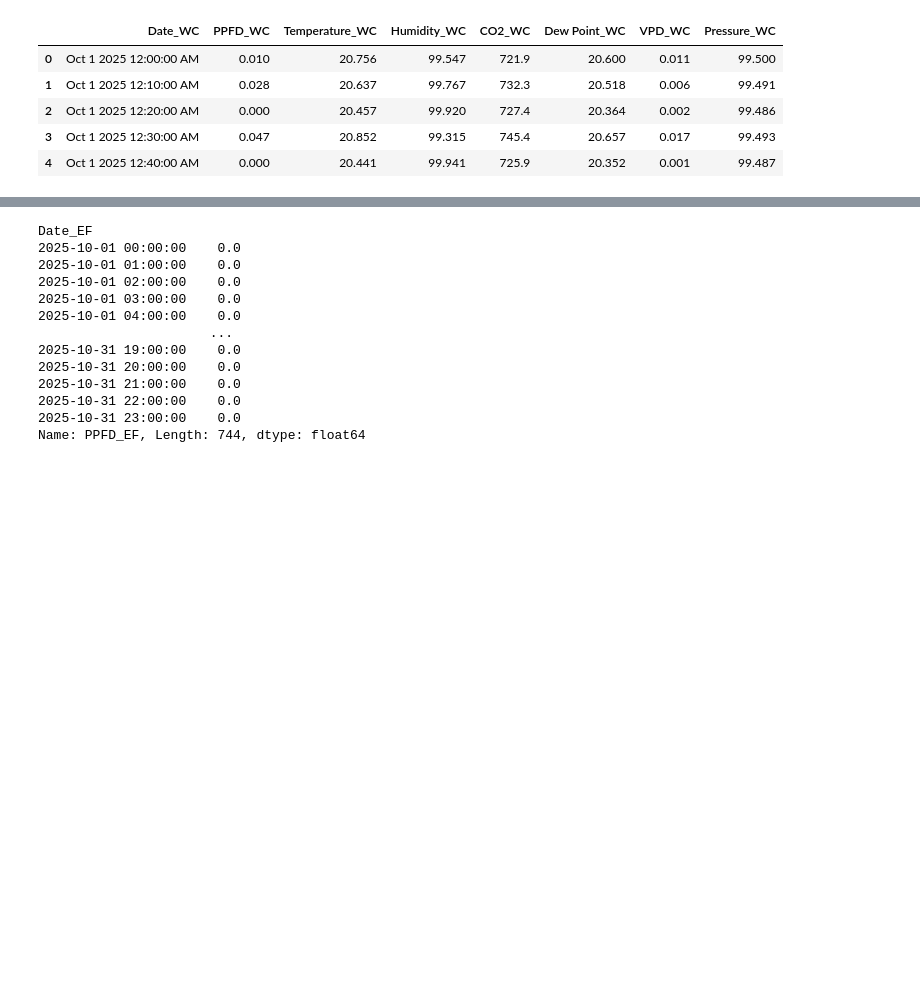
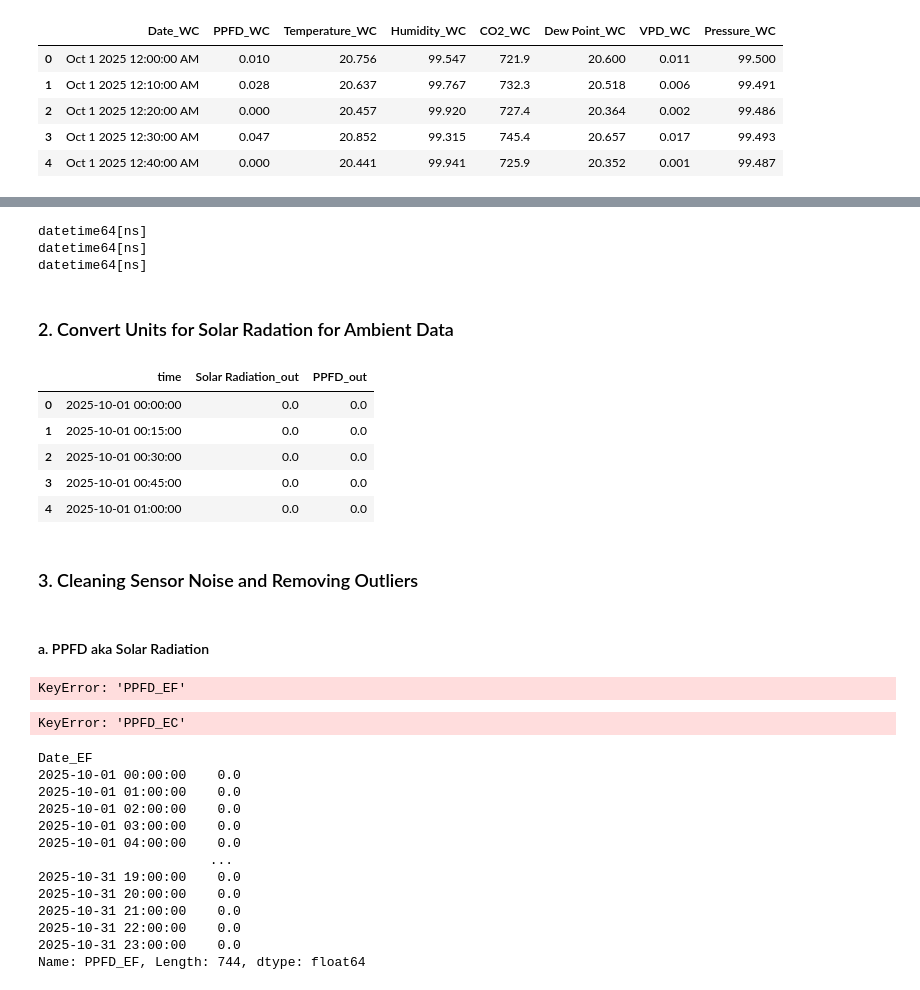
Before and after one commit to nnineeight/py4eda-project, a Jupyter notebook: notebooks/greenhouse_eda.ipynb, the cells around one changed output, grey strips where cells are left out. Saved outputs shown, nothing was run; the diff lists cells and outputs as text; code cells hidden in the pictures; blank space fills up the shorter version.

```diff
--- a/notebooks/greenhouse_eda.ipynb
+++ b/notebooks/greenhouse_eda.ipynb
@@ -57,0 +60,3 @@ West_GH_CW.head()
+# %%
+Amb_Dat = pd.read_excel("../data/Oct-25_Outside.xlsx")
+Amb_Dat.head()
@@ -61,0 +175,13 @@ West_GH_CW.head()
+# %%
+def rm_col_whitespace(df):
+    """
+    Remove leading/trailing whitespace from all column names in a DataFrame.
+    """
+    df.columns = df.columns.str.strip()
+    return df
+# %%
+East_FW = rm_col_whitespace(East_FW)
+East_CW = rm_col_whitespace(East_CW)
+West_CW = rm_col_whitespace(West_CW)
+Amb_Dat = rm_col_whitespace(Amb_Dat)
+Energy_Cons = rm_col_whitespace(Energy_Cons)
@@ -61,0 +203,27 @@ West_GH_CW.head()
+# %%
+# verify
+print(East_FW["Date_EF"].dtype)
+print(East_CW["Date_EC"].dtype)
+print(West_CW["Date_WC"].dtype)
+# %% [output]
+datetime64[ns]
+datetime64[ns]
+datetime64[ns]
+# %% [markdown]
+### 2. Convert Units for Solar Radation for Ambient Data
+# %%
+Amb_Dat['PPFD_out'] = Amb_Dat['Solar Radiation_out'] * 4.6 * 0.45
+# %%
+# Verify
+Amb_Dat[['time', 'Solar Radiation_out', 'PPFD_out']].head()
+# %% [output]
+|  | time | Solar Radiation_out | PPFD_out |
+| 0 | 2025-10-01 00:00:00 | 0.0 | 0.0 |
+| 1 | 2025-10-01 00:15:00 | 0.0 | 0.0 |
+| 2 | 2025-10-01 00:30:00 | 0.0 | 0.0 |
+| 3 | 2025-10-01 00:45:00 | 0.0 | 0.0 |
+| 4 | 2025-10-01 01:00:00 | 0.0 | 0.0 |
+# %% [markdown]
+### 3. Cleaning Sensor Noise and Removing Outliers
+# %% [markdown]
+#### a. PPFD aka Solar Radiation
@@ -62 +248,11 @@ West_GH_CW.head()
+# %%
+East_FW["PPFD_EF"] = clean_ppfd(East_FW["PPFD_EF"])
+# %% [output]
+KeyError: 'PPFD_EF'
+# %%
+East_CW["PPFD_EC"] = clean_ppfd(East_CW["PPFD_EC"])
+West_CW["PPFD_WC"] = clean_ppfd(West_CW["PPFD_WC"])
+Amb_Dat["PPFD_out"] = clean_ppfd(Amb_Dat["PPFD_out"])
+# %% [output]
+KeyError: 'PPFD_EC'
 # %%
```
Also changed, not shown: parts of 25 cells of this notebook.
